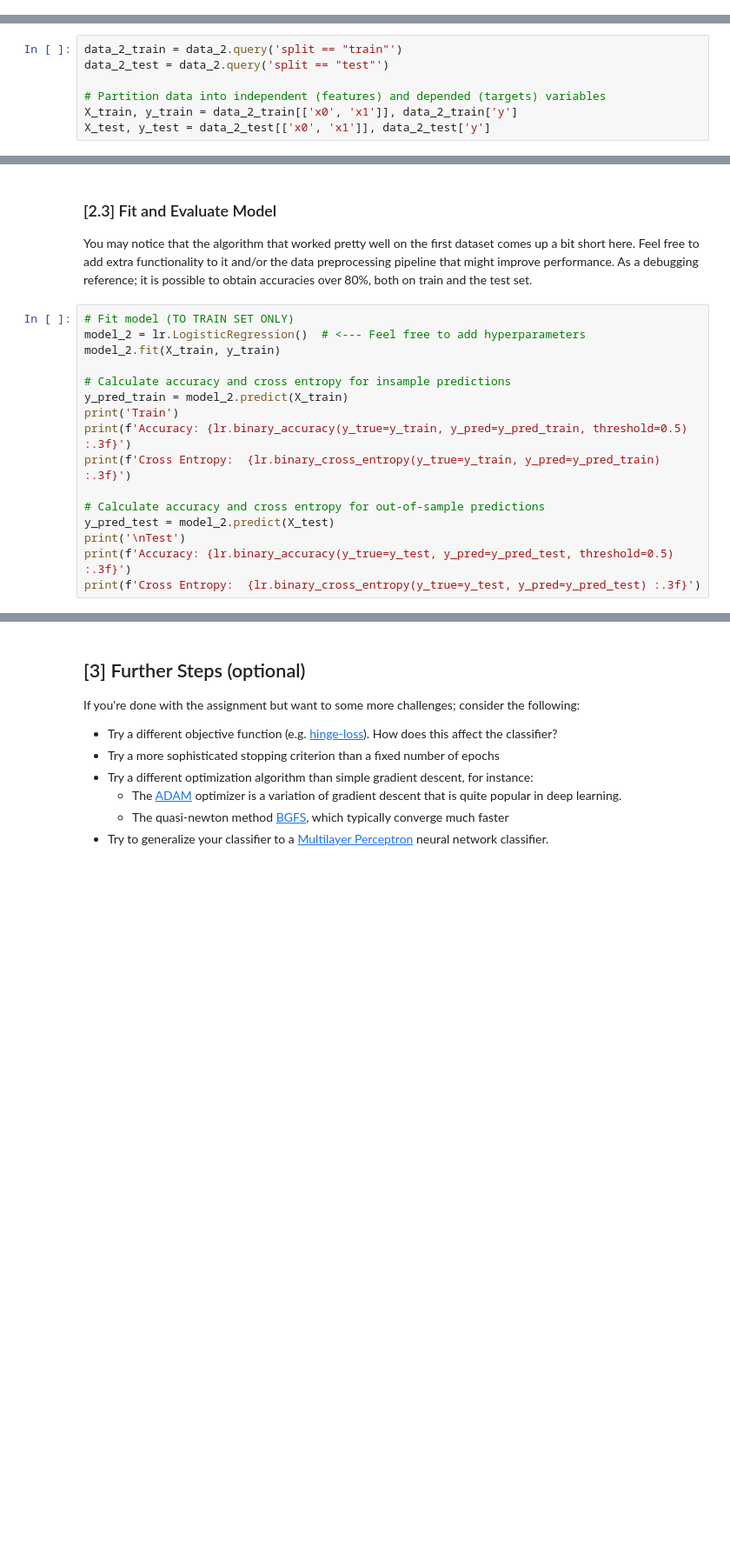
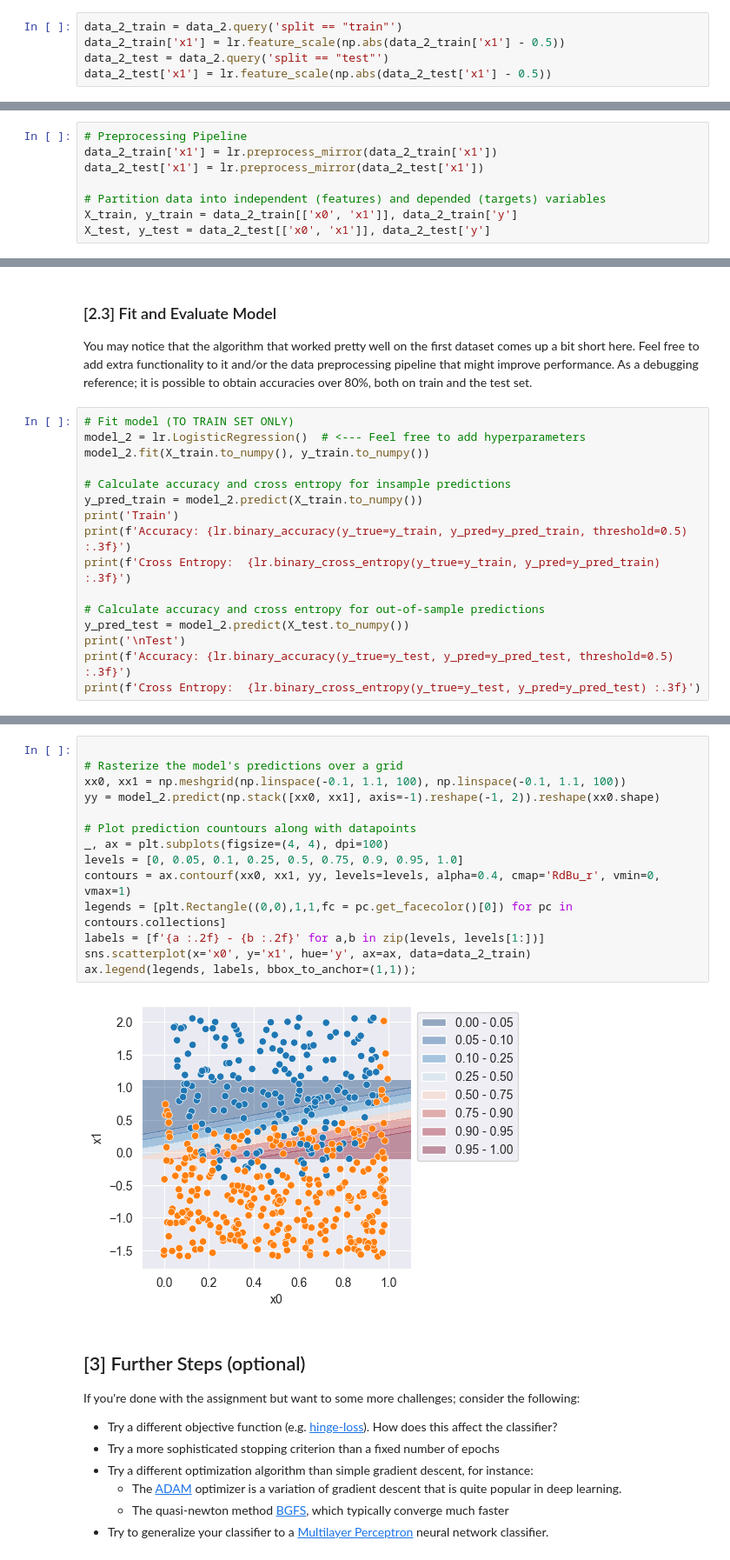
Before and after one commit to Ofplarsen/TDT4173_Machine_Learning, a Jupyter notebook: logistic_regression/experiment.ipynb, the cells around one changed output, grey strips where cells are left out. Shown: that part at 87% size. Drawn from its saved outputs; the diff is of its cells as text; blank space fills up the shorter version.

Commit message:
Processed data to make it fit and now working with bot 0.90 and 0.80

```diff
--- a/logistic_regression/experiment.ipynb
+++ b/logistic_regression/experiment.ipynb
@@ -142,3 +141,8 @@ The dataset is partitioned into two groups:
 
 - `train` contains 500 samples that you should use to fit the model
 - `test` contains another 500 samples that should only be used to check that your solution generalizes well to novel data
+# %%
+data_2_train = data_2.query('split == "train"')
+data_2_train['x1'] = lr.feature_scale(np.abs(data_2_train['x1'] - 0.5))
+data_2_test = data_2.query('split == "test"')
+data_2_test['x1'] = lr.feature_scale(np.abs(data_2_test['x1'] - 0.5))
@@ -145,6 +160,7 @@ The dataset is partitioned into two groups:
 # %%
-data_2_train = data_2.query('split == "train"')
-data_2_test = data_2.query('split == "test"')
+# Preprocessing Pipeline
+data_2_train['x1'] = lr.preprocess_mirror(data_2_train['x1'])
+data_2_test['x1'] = lr.preprocess_mirror(data_2_test['x1'])
 
 # Partition data into independent (features) and depended (targets) variables
 X_train, y_train = data_2_train[['x0', 'x1']], data_2_train['y']
@@ -156,16 +183,16 @@ You may notice that the algorithm that worked pretty well on the first dataset c
 # %%
 # Fit model (TO TRAIN SET ONLY)
 model_2 = lr.LogisticRegression()  # <--- Feel free to add hyperparameters
-model_2.fit(X_train, y_train)
+model_2.fit(X_train.to_numpy(), y_train.to_numpy())
 
 # Calculate accuracy and cross entropy for insample predictions
-y_pred_train = model_2.predict(X_train)
+y_pred_train = model_2.predict(X_train.to_numpy())
 print('Train')
 print(f'Accuracy: {lr.binary_accuracy(y_true=y_train, y_pred=y_pred_train, threshold=0.5) :.3f}')
 print(f'Cross Entropy:  {lr.binary_cross_entropy(y_true=y_train, y_pred=y_pred_train) :.3f}')
 
 # Calculate accuracy and cross entropy for out-of-sample predictions
-y_pred_test = model_2.predict(X_test)
+y_pred_test = model_2.predict(X_test.to_numpy())
 print('\nTest')
 print(f'Accuracy: {lr.binary_accuracy(y_true=y_test, y_pred=y_pred_test, threshold=0.5) :.3f}')
 print(f'Cross Entropy:  {lr.binary_cross_entropy(y_true=y_test, y_pred=y_pred_test) :.3f}')
@@ -175,3 +207,19 @@ AttributeError: 'DataFrame' object has no attribute 'flatten'
+# %%
+
+# Rasterize the model's predictions over a grid
+xx0, xx1 = np.meshgrid(np.linspace(-0.1, 1.1, 100), np.linspace(-0.1, 1.1, 100))
+yy = model_2.predict(np.stack([xx0, xx1], axis=-1).reshape(-1, 2)).reshape(xx0.shape)
+
+# Plot prediction countours along with datapoints
+_, ax = plt.subplots(figsize=(4, 4), dpi=100)
+levels = [0, 0.05, 0.1, 0.25, 0.5, 0.75, 0.9, 0.95, 1.0]
+contours = ax.contourf(xx0, xx1, yy, levels=levels, alpha=0.4, cmap='RdBu_r', vmin=0, vmax=1)
+legends = [plt.Rectangle((0,0),1,1,fc = pc.get_facecolor()[0]) for pc in contours.collections]
+labels = [f'{a :.2f} - {b :.2f}' for a,b in zip(levels, levels[1:])]
+sns.scatterplot(x='x0', y='x1', hue='y', ax=ax, data=data_2_train)
+ax.legend(legends, labels, bbox_to_anchor=(1,1));
+# %% [output]
+[figure, added]
 # %% [markdown]
 ## [3] Further Steps (optional)
 
```
Also changed, not shown: parts of 6 cells of this notebook, 1 other file.
